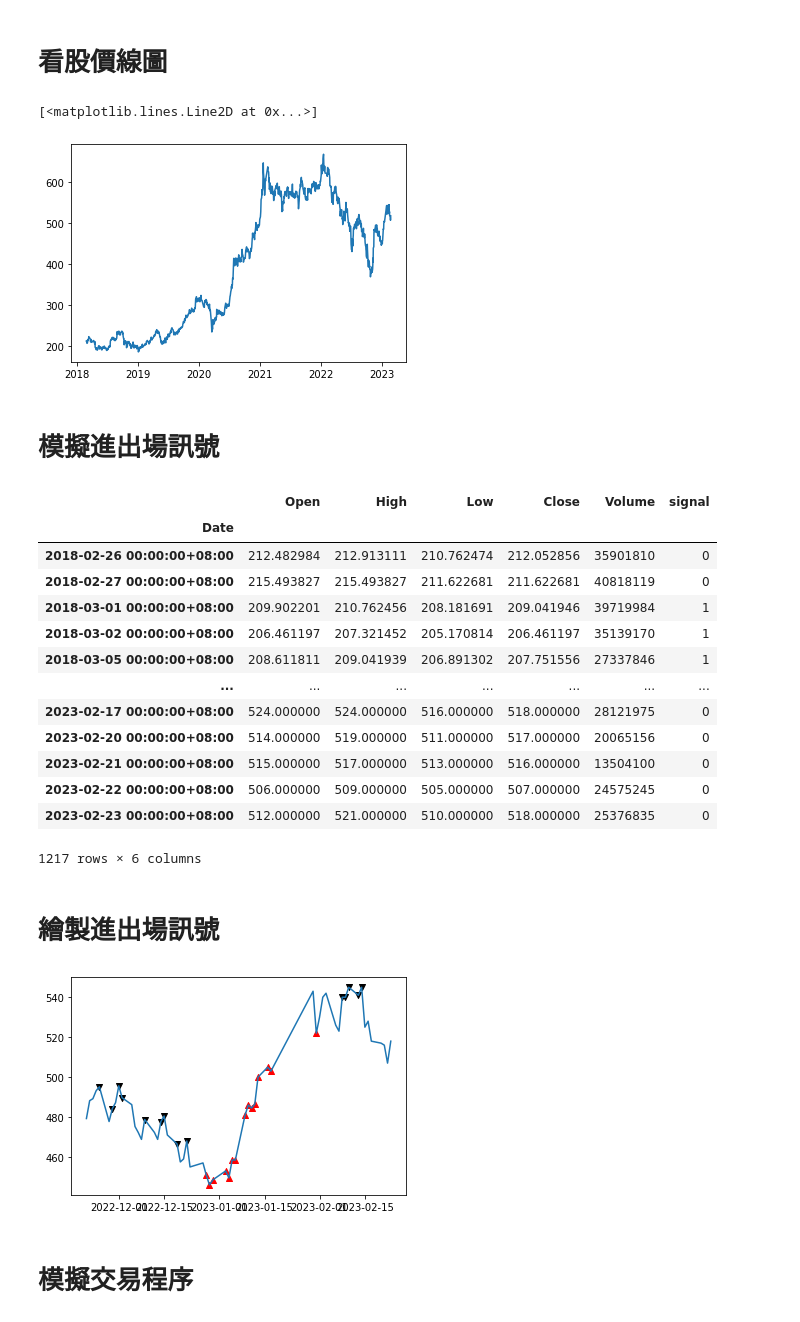
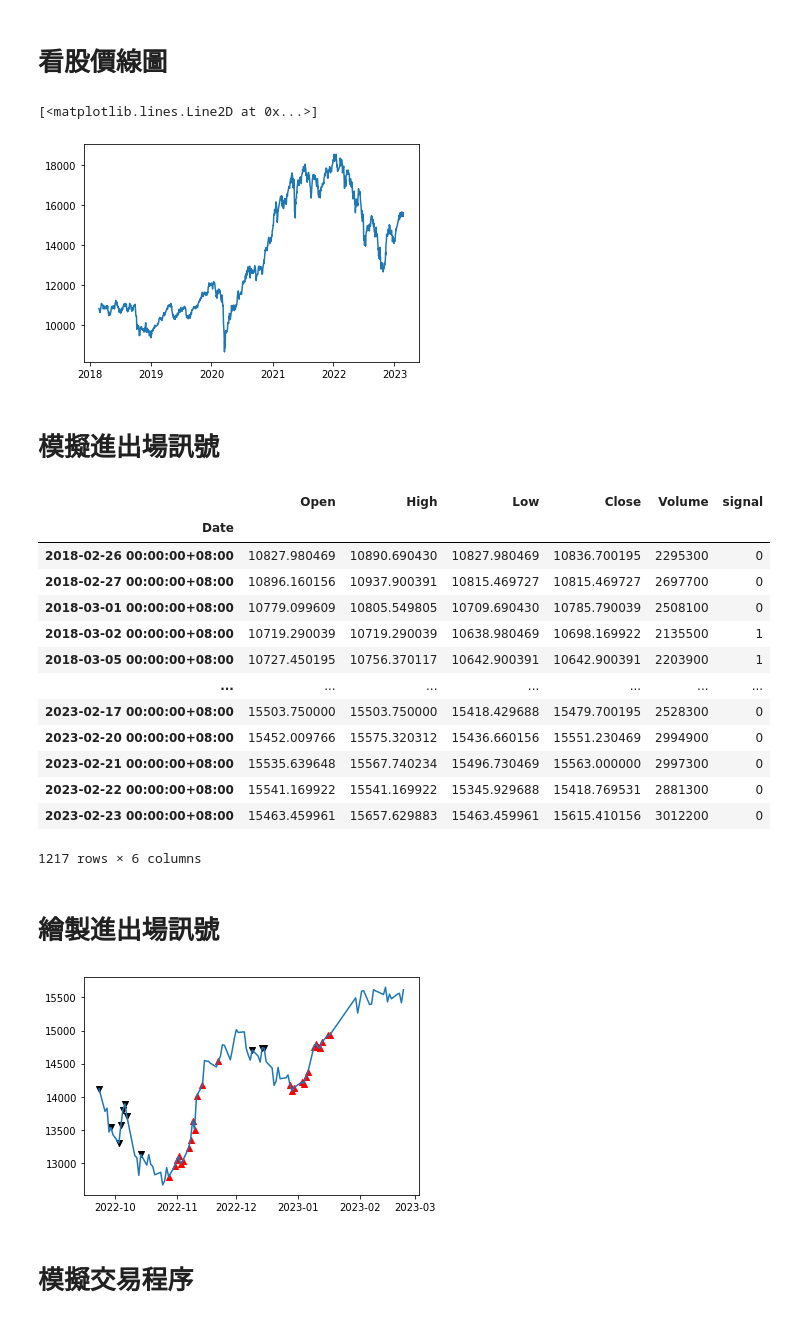
Before and after one commit to skywalker0803r/Ricky, a Jupyter notebook: 程式基本教學_1_股票買賣計算.ipynb, the cells around one changed output. Cells and saved outputs as stored; diff of their text form; code cells hidden in the pictures.

```diff
--- a/程式基本教學_1_股票買賣計算.ipynb
+++ b/程式基本教學_1_股票買賣計算.ipynb
@@ -11,7 +11,7 @@ import matplotlib.pyplot as plt
 start_date = dt.datetime.now() - dt.timedelta(days=5*365)
 end_date = dt.datetime.now()
 
-tsm = yf.Ticker("2330.tw")
+tsm = yf.Ticker("^TWII")
 tsm_data = tsm.history(start=start_date, end=end_date)[['Open','High','Low','Close','Volume']]
 for i in tsm_data.columns:
   tsm_data[i] = pd.to_numeric(tsm_data[i])
@@ -38,7 +38,7 @@ tsm_data
 plt.plot(tsm_data.Close)
 # %% [output]
 [<matplotlib.lines.Line2D at 0x...>]
-[figure, old version]
+[figure, new version]
 # %% [markdown]
 # 模擬進出場訊號
 # %%
@@ -55,31 +55,31 @@ df
 # %% [output]
 |  | Open | High | Low | Close | Volume | signal |
 | Date |  |  |  |  |  |  |
-| 2018-02-26 00:00:00+08:00 | 212.482984 | 212.913111 | 210.762474 | 212.052856 | 35901810 | 0 |
-| 2018-02-27 00:00:00+08:00 | 215.493827 | 215.493827 | 211.622681 | 211.622681 | 40818119 | 0 |
-| 2018-03-01 00:00:00+08:00 | 209.902201 | 210.762456 | 208.181691 | 209.041946 | 39719984 | 1 |
-| 2018-03-02 00:00:00+08:00 | 206.461197 | 207.321452 | 205.170814 | 206.461197 | 35139170 | 1 |
-| 2018-03-05 00:00:00+08:00 | 208.611811 | 209.041939 | 206.891302 | 207.751556 | 27337846 | 1 |
+| 2018-02-26 00:00:00+08:00 | 10827.980469 | 10890.690430 | 10827.980469 | 10836.700195 | 2295300 | 0 |
+| 2018-02-27 00:00:00+08:00 | 10896.160156 | 10937.900391 | 10815.469727 | 10815.469727 | 2697700 | 0 |
+| 2018-03-01 00:00:00+08:00 | 10779.099609 | 10805.549805 | 10709.690430 | 10785.790039 | 2508100 | 0 |
+| 2018-03-02 00:00:00+08:00 | 10719.290039 | 10719.290039 | 10638.980469 | 10698.169922 | 2135500 | 1 |
+| 2018-03-05 00:00:00+08:00 | 10727.450195 | 10756.370117 | 10642.900391 | 10642.900391 | 2203900 | 1 |
 | ... | ... | ... | ... | ... | ... | ... |
-| 2023-02-17 00:00:00+08:00 | 524.000000 | 524.000000 | 516.000000 | 518.000000 | 28121975 | 0 |
-| 2023-02-20 00:00:00+08:00 | 514.000000 | 519.000000 | 511.000000 | 517.000000 | 20065156 | 0 |
-| 2023-02-21 00:00:00+08:00 | 515.000000 | 517.000000 | 513.000000 | 516.000000 | 13504100 | 0 |
-| 2023-02-22 00:00:00+08:00 | 506.000000 | 509.000000 | 505.000000 | 507.000000 | 24575245 | 0 |
-| 2023-02-23 00:00:00+08:00 | 512.000000 | 521.000000 | 510.000000 | 518.000000 | 25376835 | 0 |
+| 2023-02-17 00:00:00+08:00 | 15503.750000 | 15503.750000 | 15418.429688 | 15479.700195 | 2528300 | 0 |
+| 2023-02-20 00:00:00+08:00 | 15452.009766 | 15575.320312 | 15436.660156 | 15551.230469 | 2994900 | 0 |
+| 2023-02-21 00:00:00+08:00 | 15535.639648 | 15567.740234 | 15496.730469 | 15563.000000 | 2997300 | 0 |
+| 2023-02-22 00:00:00+08:00 | 15541.169922 | 15541.169922 | 15345.929688 | 15418.769531 | 2881300 | 0 |
+| 2023-02-23 00:00:00+08:00 | 15463.459961 | 15657.629883 | 15463.459961 | 15615.410156 | 3012200 | 0 |
 1217 rows × 6 columns
 # %% [markdown]
 # 繪製進出場訊號
 # %%
-n = 60
+n = 100
 temp_df = df.tail(n)
 buy = temp_df[temp_df['signal']==1]['Close']
 sell = temp_df[temp_df['signal']==-1]['Close']
 plt.plot(temp_df['Close'])
 plt.scatter(buy.index,buy.values,color='red',marker="^")
 plt.scatter(sell.index,sell.values,color='black',marker="v")
 plt.show()
 # %% [output]
-[figure, old version]
+[figure, new version]
 # %% [markdown]
 # 模擬交易程序
 # %%
```
Also changed, not shown: parts of 3 cells of this notebook.
